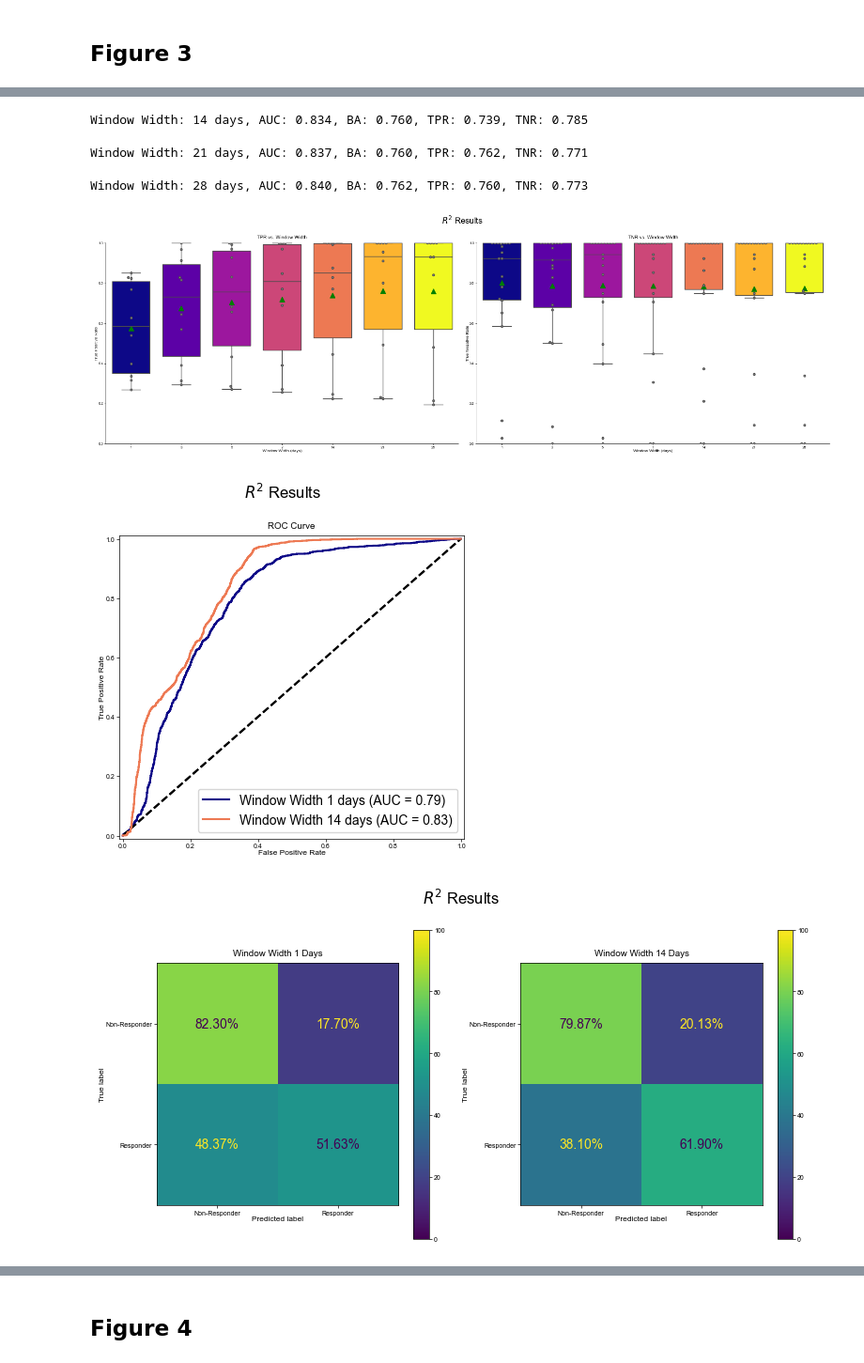
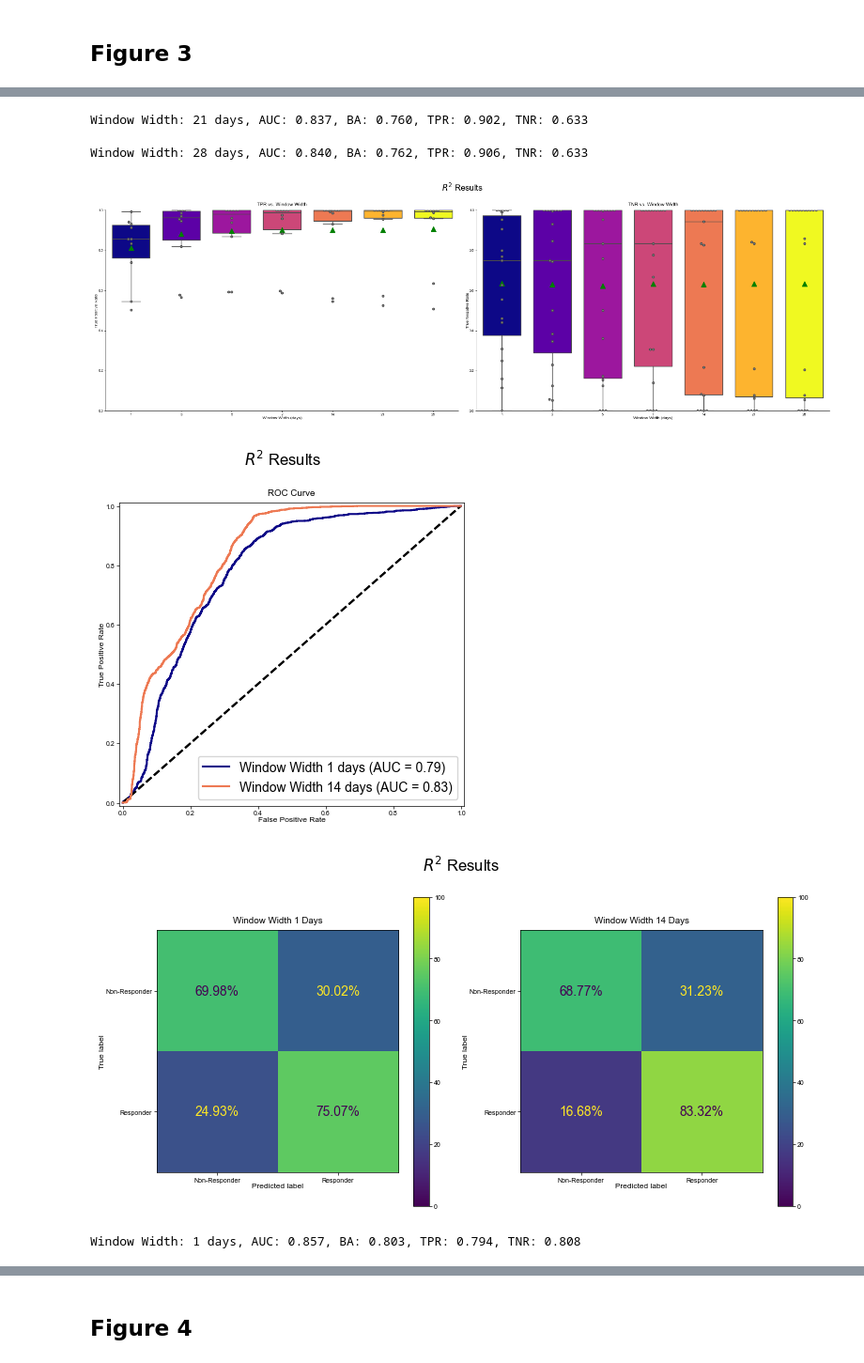
Before and after one commit to ProvenzaLab/PerceptPredictability, a Jupyter notebook: process_data.ipynb, the cells around one changed output, grey strips where cells are left out. Shown at 94% size. Cells and saved outputs as stored; diff of their text form; code cells hidden in the pictures.

```diff
--- a/process_data.ipynb
+++ b/process_data.ipynb
@@ -987,7 +987,7 @@ if per_day_results:
 # %%
 # Plot performance metrics for different window widths of the R2 and delta R2 features
 daily_df = df.groupby(by=['pt_id', 'days_since_dbs']).head(1)
-operating_points = [0.66, 0.5]
+operating_points = [0.5, 0.5]
 window_widths = [1, 3, 5, 7, 14, 21, 28]
 
 cmap = plt.get_cmap('plasma')
@@ -1023,6 +1024,6 @@ Window Width: 7 days, AUC: 0.829, BA: 0.761, TPR: 0.720, TNR: 0.786
-Window Width: 14 days, AUC: 0.834, BA: 0.760, TPR: 0.739, TNR: 0.785
+Window Width: 21 days, AUC: 0.837, BA: 0.760, TPR: 0.902, TNR: 0.633
-Window Width: 21 days, AUC: 0.837, BA: 0.760, TPR: 0.762, TNR: 0.771
+Window Width: 28 days, AUC: 0.840, BA: 0.762, TPR: 0.906, TNR: 0.633
-Window Width: 28 days, AUC: 0.840, BA: 0.762, TPR: 0.760, TNR: 0.773
-[figure, old version]
+[figure, new version]
 [figure]
-[figure, old version]
+[figure, new version]
+Window Width: 1 days, AUC: 0.857, BA: 0.803, TPR: 0.794, TNR: 0.808
```
Also changed, not shown: parts of 3 cells of this notebook.
